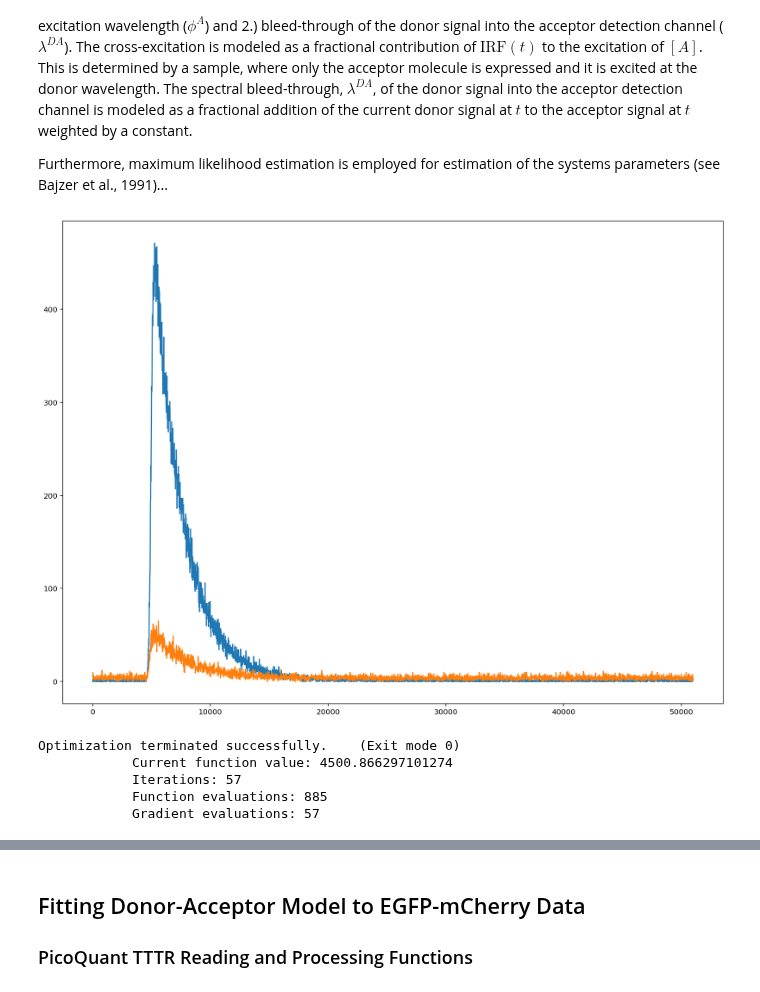
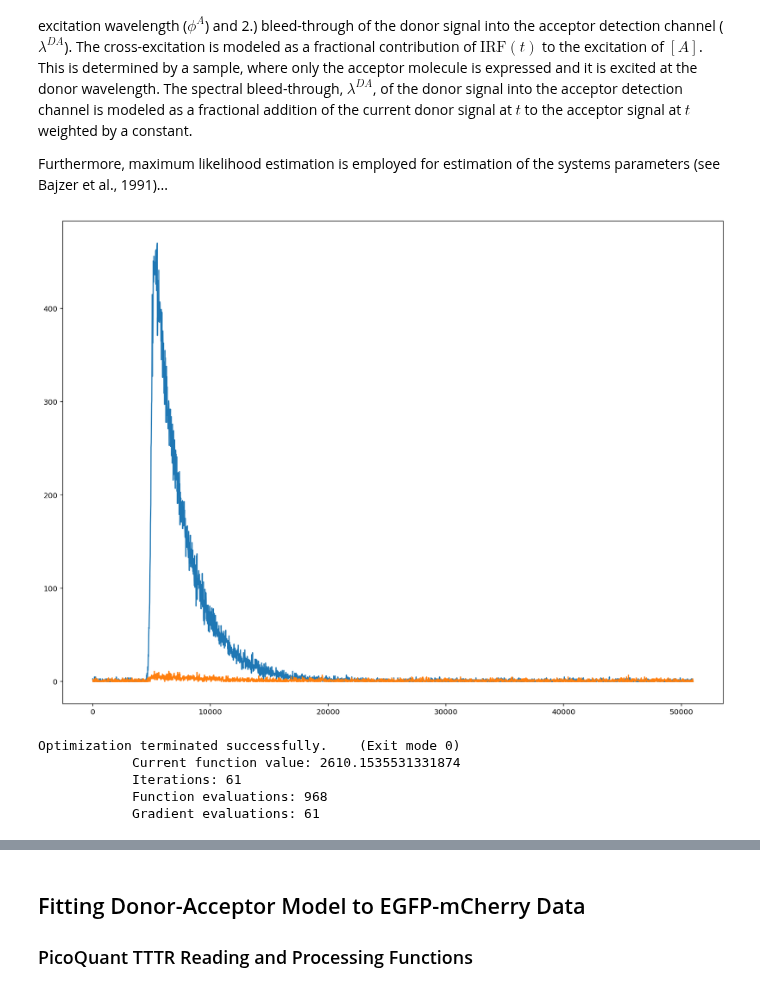
Before and after one commit to Tomkaehst/PhasorFLIM, a Jupyter notebook: notebooks/FLIM Fitting Donor-Acceptor Model.ipynb, the cells around one changed output, grey strips where cells are left out. Cells and saved outputs as stored; diff of their text form; code cells hidden in the pictures.

```diff
--- a/notebooks/FLIM Fitting Donor-Acceptor Model.ipynb
+++ b/notebooks/FLIM Fitting Donor-Acceptor Model.ipynb
@@ -193,26 +193,27 @@ sim_params = np.array((
     0, # A(0)
     0, # A*(0)
     2500, #kf_D in ps
-    100000, #k_r in ps
+    200000, #k_r in ps
     2000, #kf_A in ps
     150, #sigma in ps
     5000, #mu in ps
     1, #offset_donor in y
-    4, # offset_acceptor in y
+    1, # offset_acceptor in y
     -100, #acceptor_shift
-    10 # btDA spectral bleed-through of donor signal into acceptor channel
+    150 # btDA spectral bleed-through of donor signal into acceptor channel
 ))
 # %%
 # Calculating example data and adding noise
 
 sim_data = eval_ode(t, sim_params, fitting = False) # Fitting set to False, so that Poisson noise is addded
 
 
 plt.plot(t, sim_data[:, 1])
 plt.plot(t, sim_data[:, 3])
+plt.yscale('linear')
 plt.show()
 # %% [output]
-[figure, old version]
+[figure, new version]
 # %%
 ## Defining lmfit.Parameters object for curve fitting
 
@@ -369,17 +370,17 @@ def residuals(pars, t, data):
 sim_params = np.array((
     800, # D(0)
     0.1, # D*(0)
-    800, # A(0)
-    0.1, # A*(0)
+    0, # A(0)
+    0, # A*(0)
     2500, #kf_D in ps
-    100000, #k_r in ps
+    200000, #k_r in ps
     2000, #kf_A in ps
-    90, #sigma in ps
+    150, #sigma in ps
     5000, #mu in ps
     1, #offset_donor in y
-    4, # offset_acceptor in y
+    1, # offset_acceptor in y
     -100, #acceptor_shift
-    10 # btDA spectral bleed-through of donor signal into acceptor channel
+    150 # btDA spectral bleed-through of donor signal into acceptor channel
 ))
 
 sim_data = eval_ode(t, sim_params, fitting = False)
@@ -429,7 +430,7 @@ para_bounds = (
     (0, 100), # offset_donor
     (0, 100), # offset_acceptor
     (-2000, 6000), # acceptor shift
-    (1, 20) #  btDA
+    (1, 200) #  btDA
 )
 fit = optimize.minimize(
     residuals,
@@ -445,10 +446,10 @@ fit = optimize.minimize(
 )
 # %% [output]
 Optimization terminated successfully.    (Exit mode 0)
-            Current function value: 4500.866297101274
-            Iterations: 57
-            Function evaluations: 885
-            Gradient evaluations: 57
+            Current function value: 2610.1535531331874
+            Iterations: 61
+            Function evaluations: 968
+            Gradient evaluations: 61
 # %%
 initial_guess = eval_ode(t, para_start, fitting = True)
 fitted = eval_ode(t, fit.x, fitting = True)
```
Also changed, not shown: parts of 7 cells of this notebook.
